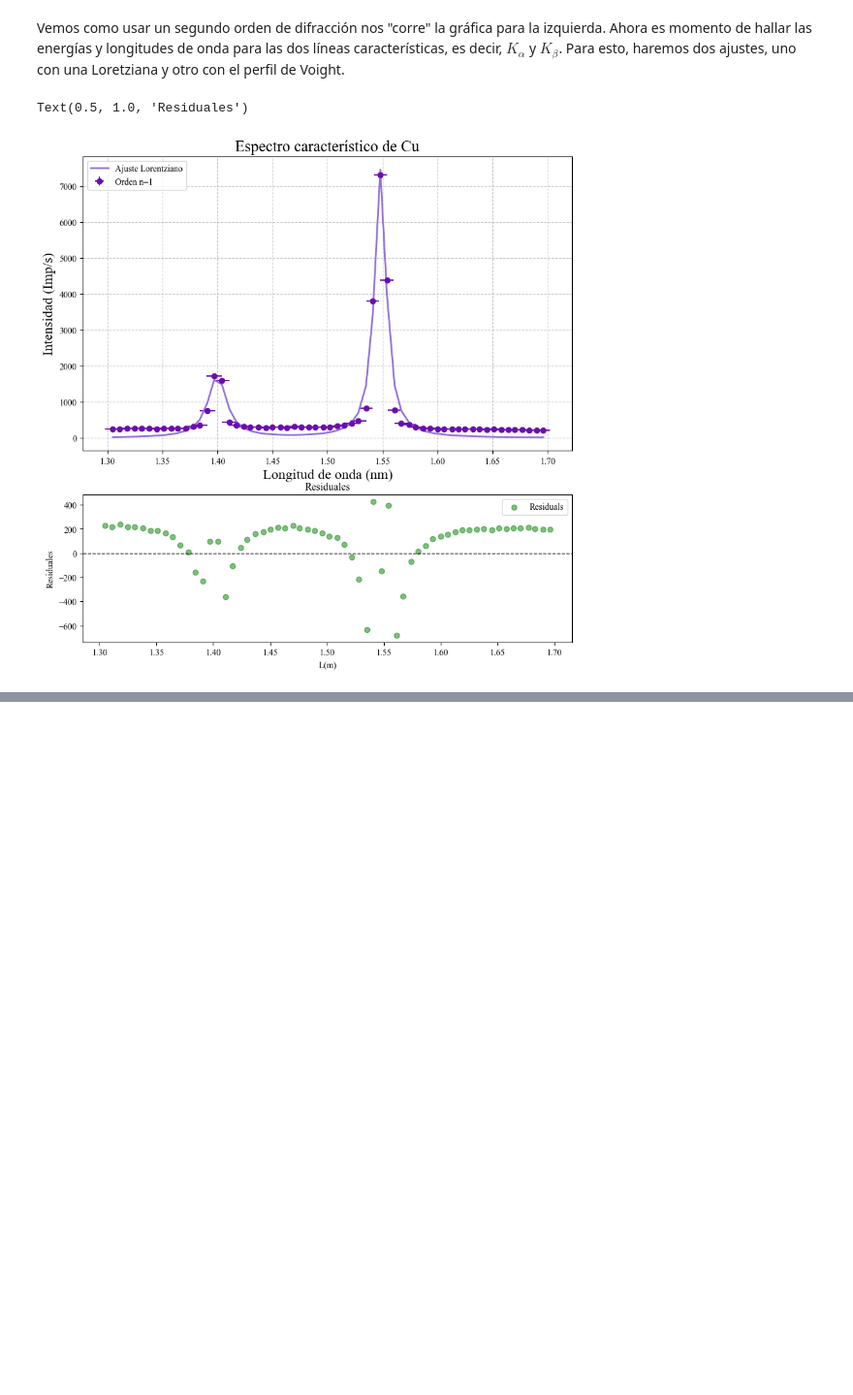
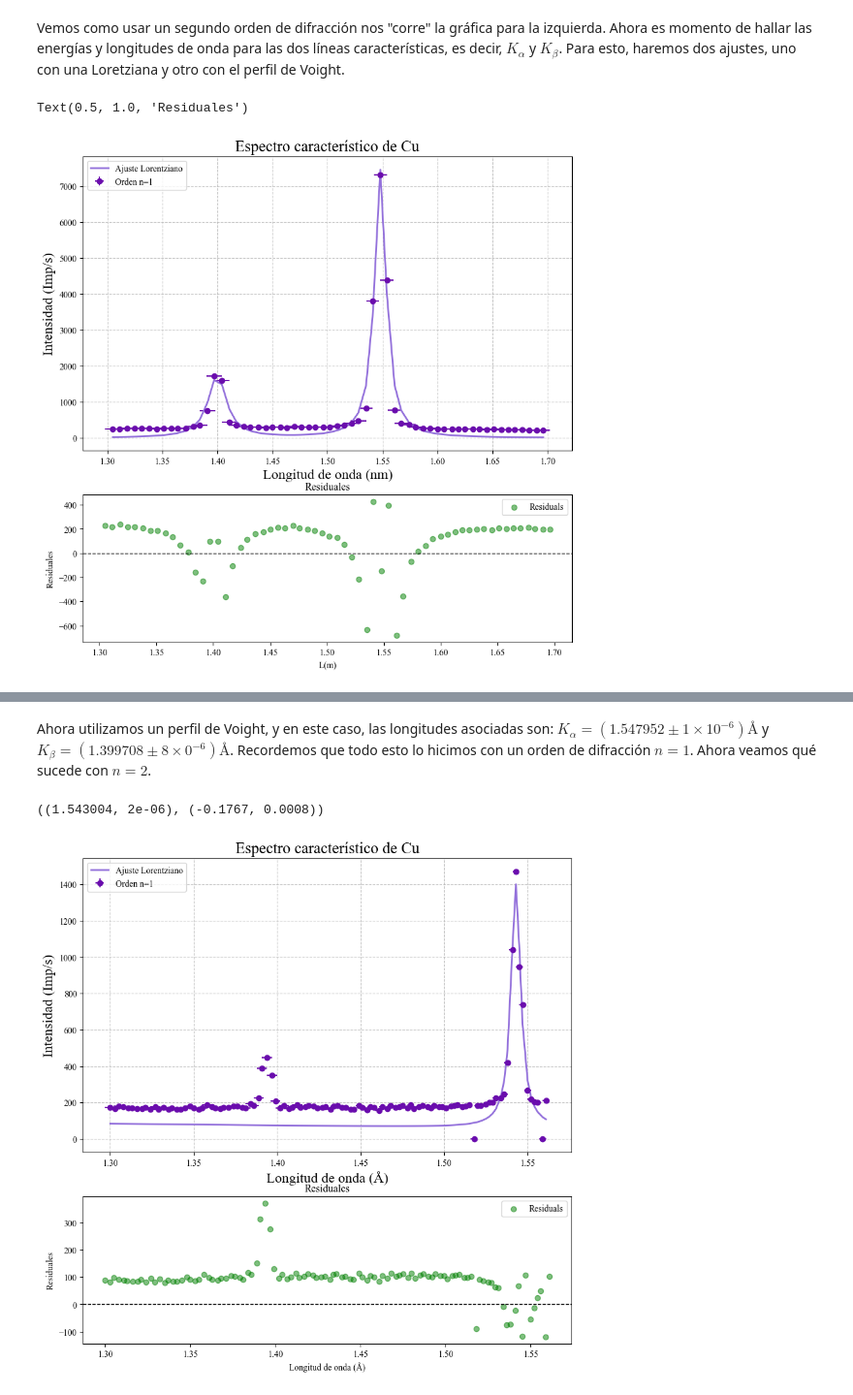
Before and after one commit to slaverdeg/Laboratorio-Intermedio-1, a Jupyter notebook: Rayos X/Bitácora 1.ipynb, the cells around one changed output, grey strips where cells are left out. Shown: that part at 97% size. Cells and saved outputs as stored; diff of their text form; code cells hidden in the pictures; blank space fills up the shorter version.

```diff
--- a/Rayos X/Bitácora 1.ipynb
+++ b/Rayos X/Bitácora 1.ipynb
@@ -213,0 +263,52 @@ Text(0.5, 1.0, 'Residuales')
+# %% [markdown]
+Ahora utilizamos un perfil de Voight, y en este caso, las longitudes asociadas son: $K_{\alpha}=(1.547952 \pm 1 \times10^{-6})Å $ y $K_{\beta}=(1.399708 \pm 8 \times 0^{-6})Å $. Recordemos que todo esto lo hicimos con un orden de difracción $n=1$. Ahora veamos qué sucede con $n=2$.
+# %%
+#Bueno,ahora es básicamente hacer lo mismo pero cambiar todos los números 1 por 2 xd.
+#Primero vamos a definir nuestras seeds para que esto converja como queremos
+p0_lor=np.array([7304,1.542,0.02, 1750,1.3,0.02])
+p0_voi=np.array([7304,1.54,0.01,0.02,1750,1.39,0.01,0.02])
+
+#Ahora sí hacemos el fit y obtenemos nuestros parámetros con sus incertidumbres
+param_lorentz2,inc_lor2=curve_fit(double_lorentz, lambda2, intensidad, p0=p0_lor, sigma=inc_int, absolute_sigma=True)
+param_voight2,inc_voight2=curve_fit(double_voigt, lambda2, intensidad, p0=p0_voi,sigma=inc_int, absolute_sigma=True)
+
+errors_lorentz2 = np.sqrt(np.diag(inc_lor2))
+
+A_12,x012, gamma12,A_22,x022, gamma22=param_lorentz2
+A1_err2, x01_err2, gamma1_err2, A2_err2, x02_err2, gamma2_err2 = errors_lorentz2
+
+ajuste_lor2=double_lorentz(lambda2,A_12,x012,gamma12,A_22,x022,gamma22)
+#Hacemos el cálculo de residuales
+
+resid_lor2=(intensidad-ajuste_lor2)/inc_int
+
+mask = (lambda2 >= 1.3) & (lambda2 <= 1.7)
+lambda2_filtered = lambda2[mask]
+intensidad_filtered = intensidad[mask]
+ajuste_lor2_filtered = ajuste_lor2[mask]
+inc_int_filtered=inc_int[mask]
+inc_lambda2_filtered=inc_lambda2[mask]
+
+fig, (ax1, ax2) = plt.subplots(2, 1, figsize=(10, 10), gridspec_kw={'height_ratios': [2, 1]})
+ax1.errorbar(lambda2_filtered, intensidad_filtered, inc_int_filtered, inc_lambda2_filtered,color='#6A0DAD', fmt='o', label='Orden n=1')
+ax1.plot(lambda2_filtered, ajuste_lor2_filtered, color='#9370DB', linewidth=2, label=f'Ajuste Lorentziano')
+ax1.set_xlabel("Longitud de onda (Å)", fontsize=16)
+ax1.set_ylabel("Intensidad (Imp/s)", fontsize=16)
+ax1.grid(True, linestyle='--', alpha=0.7)
+ax1.legend(loc='upper left')
+ax1.set_title('Espectro característico de Cu', fontsize=18)
+
+resid_lor2_filtered=resid_lor2[mask]
+ax2.scatter(lambda2_filtered, resid_lor2_filtered, color='green', alpha=0.5, label='Residuals')
+ax2.axhline(0, color='black', linewidth=1, linestyle='--')
+ax2.set_xlabel('Longitud de onda (Å)')
+ax2.set_ylabel('Residuales')
+ax2.legend(loc='upper right')
+ax2.set_title('Residuales')
+
+l_a2_lor=Error(x012,x01_err2)
+l_b2_lor=Error(x022,x02_err2)
+(l_a2_lor,l_b2_lor)
+# %% [output]
+((1.543004, 2e-06), (-0.1767, 0.0008))
+[figure, added]
```
Also changed, not shown: parts of 3 cells of this notebook.
